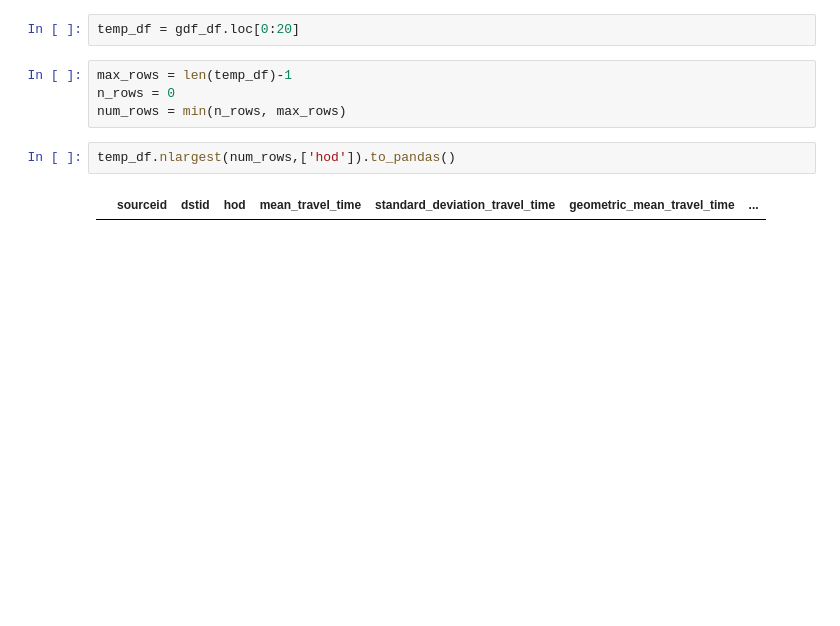
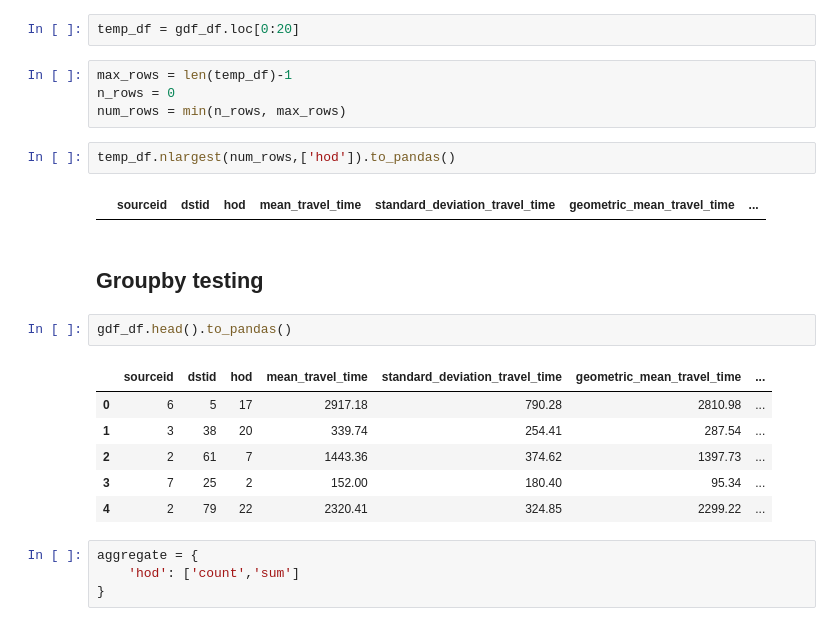
Before and after one commit to rapidsai/cuxfilter, a Jupyter notebook: pygdf.ipynb, the cells around one changed output. Saved outputs shown, nothing was run; the diff lists cells and outputs as text; blank space fills up the shorter version.

```diff
--- a/pygdf.ipynb
+++ b/pygdf.ipynb
@@ -526,3 +516,18 @@ num_rows = min(n_rows, max_rows)
 temp_df.nlargest(num_rows,['hod']).to_pandas()
 # %% [output]
 |  | sourceid | dstid | hod | mean_travel_time | standard_deviation_travel_time | geometric_mean_travel_time | ... |
+# %% [markdown]
+## Groupby testing
+# %%
+gdf_df.head().to_pandas()
+# %% [output]
+|  | sourceid | dstid | hod | mean_travel_time | standard_deviation_travel_time | geometric_mean_travel_time | ... |
+| 0 | 6 | 5 | 17 | 2917.18 | 790.28 | 2810.98 | ... |
+| 1 | 3 | 38 | 20 | 339.74 | 254.41 | 287.54 | ... |
+| 2 | 2 | 61 | 7 | 1443.36 | 374.62 | 1397.73 | ... |
+| 3 | 7 | 25 | 2 | 152.00 | 180.40 | 95.34 | ... |
+| 4 | 2 | 79 | 22 | 2320.41 | 324.85 | 2299.22 | ... |
+# %%
+aggregate = {
+    'hod': ['count','sum']
+}
```
Also changed, not shown: parts of 9 cells of this notebook, 12 other files.
